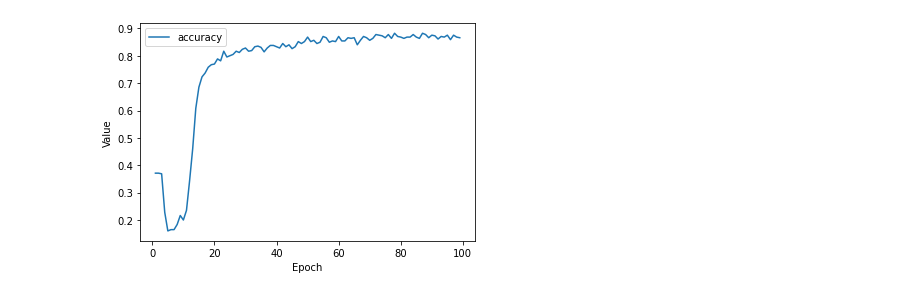
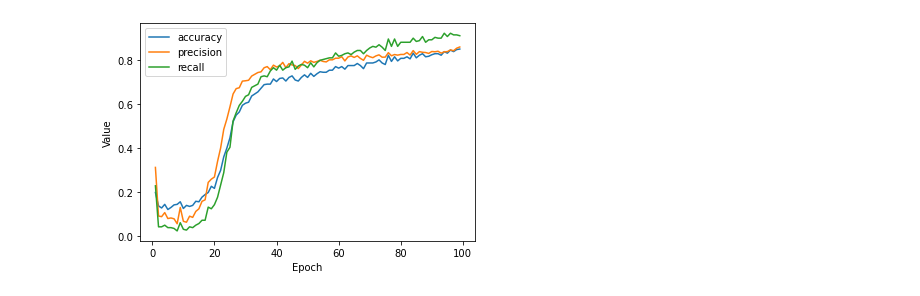
Before and after one commit to JustMyerson/Binary-Tumor-Classifier, a Jupyter notebook: BenignOrMalignant.ipynb, the cells around one changed output. Saved outputs shown, nothing was run; the diff lists cells and outputs as text; code cells hidden in the pictures.

Commit message:
Add new metrics to measure performance of model

```diff
--- a/BenignOrMalignant.ipynb
+++ b/BenignOrMalignant.ipynb
@@ -138,17 +133,21 @@ def plotLossCurve(epochs, rmse):
     plt.show()
 # %%
 # Invoke the functions
+# Accuracy, how well predicts the label
+# Precision, divides true positives by false positives
+# Recall, divides true positives by sum of true positives and false positives
 learningRate = 0.001
 epochs = 100
 batchSize = 10
 labelName = "diagnosis"
 classificationThreshold = 0.5
 
-metrics = [tf.keras.metrics.BinaryAccuracy(name='accuracy', threshold=classificationThreshold)]
+metrics = [tf.keras.metrics.BinaryAccuracy(name='accuracy', threshold=classificationThreshold), tf.keras.metrics.Precision(thresholds = classificationThreshold, name = 'precision'), tf.keras.metrics.Recall(thresholds = classificationThreshold,
+                              name =  'recall')]
 myModel = createModel(learningRate, featureLayer, metrics)
 epochs, hist = trainModel(myModel, train_df, epochs,
                            labelName, batchSize)
-metricsToPlot = ['accuracy']
+metricsToPlot = ['accuracy', 'precision', 'recall']
 plotCurve(epochs, hist, metricsToPlot)
 # %% [output]
 Epoch 1/100
@@ -171 +170 @@ Epoch 100/100
-[figure, old version]
+[figure, new version]
```
Also changed, not shown: parts of 3 cells of this notebook.
